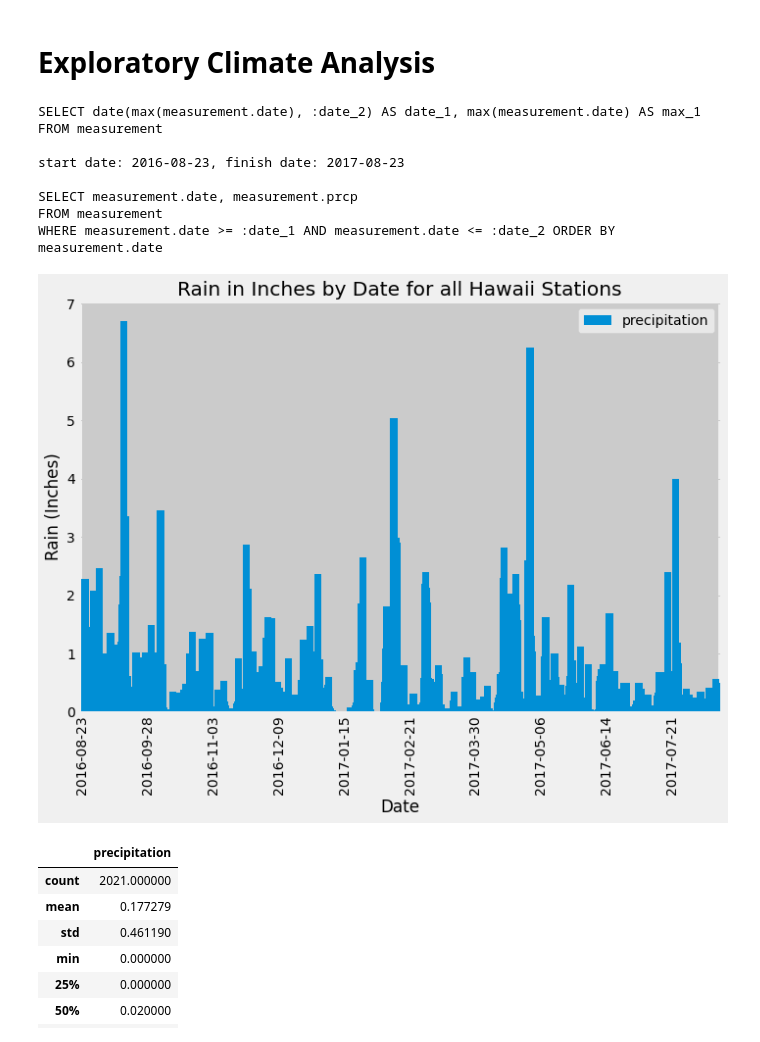
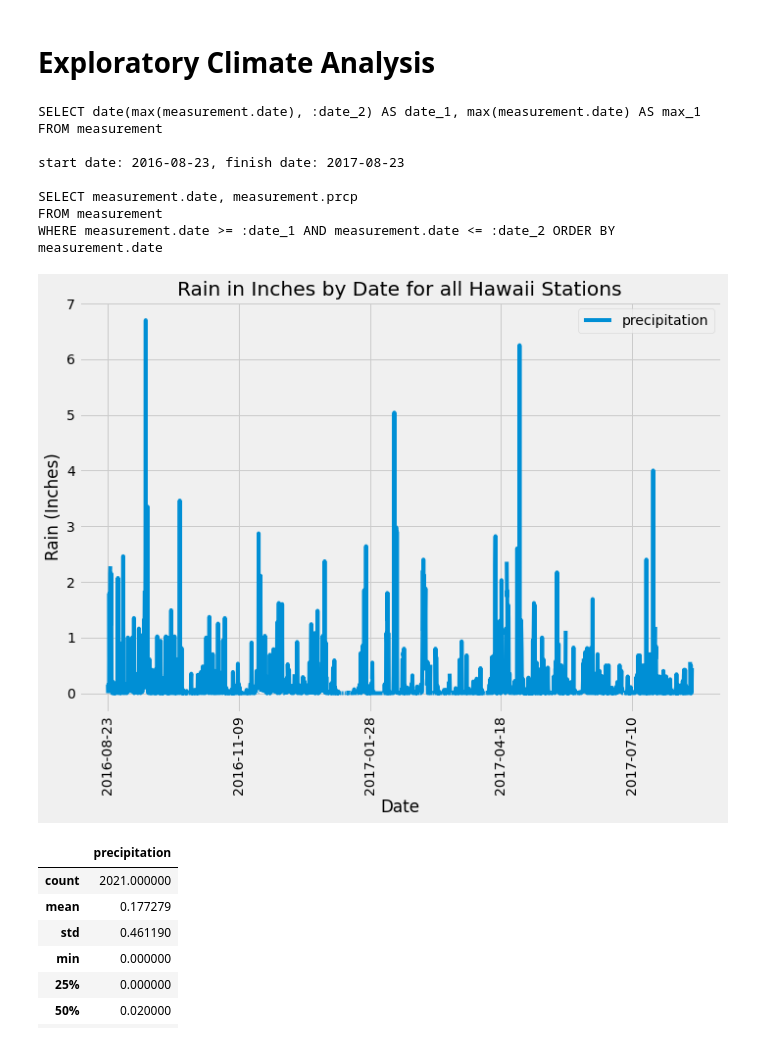
Before and after one commit to jayhjman/sqlalchemy-challenge, a Jupyter notebook: climate.ipynb, the cells around one changed output. Cells and saved outputs as stored; diff of their text form; code cells hidden in the pictures.

Commit message:
changed from bar to plot

```diff
--- a/climate.ipynb
+++ b/climate.ipynb
@@ -57,39 +57,35 @@ query = session.query(Measurements.date, Measurements.prcp).\
     filter(Measurements.date >= start_date, Measurements.date <= finish_date).\
     order_by(Measurements.date)
 print(query.statement.compile())
 print("")
 results = query.all()
 
 # Save the query results as a Pandas DataFrame and set the index to the date column
 df = pd.DataFrame(results, columns=['date','precipitation'])
 df.set_index("date", inplace=True)
 
 
 # Sort the dataframe by date
 df.sort_index()
 
 # Use Pandas Plotting with Matplotlib to plot the data
-ax = df.plot.bar(figsize=(10,8), width=25, grid=True)
+ax = df.plot(figsize=(10,8), grid=True, rot=90)
 ax.set_title("Rain in Inches by Date for all Hawaii Stations")
 ax.set_ylabel("Rain (Inches)")
 ax.set_xlabel("Date")
-xticks = ax.xaxis.get_major_ticks()
-for i in range(0, len(xticks)):
-     if i % 230 != 0:
-         xticks[i].label1.set_visible(False)
 plt.tight_layout()
 plt.savefig("Results/rain_bar.png")
 plt.show()
 # %% [output]
 SELECT date(max(measurement.date), :date_2) AS date_1, max(measurement.date) AS max_1
 FROM measurement
 
 start date: 2016-08-23, finish date: 2017-08-23
 
 SELECT measurement.date, measurement.prcp
 FROM measurement
 WHERE measurement.date >= :date_1 AND measurement.date <= :date_2 ORDER BY measurement.date
-[figure, old version]
+[figure, new version]
 # %%
 # Use Pandas to calcualte the summary statistics for the precipitation data
 df.describe()
```
Also changed, not shown: 1 other file.
